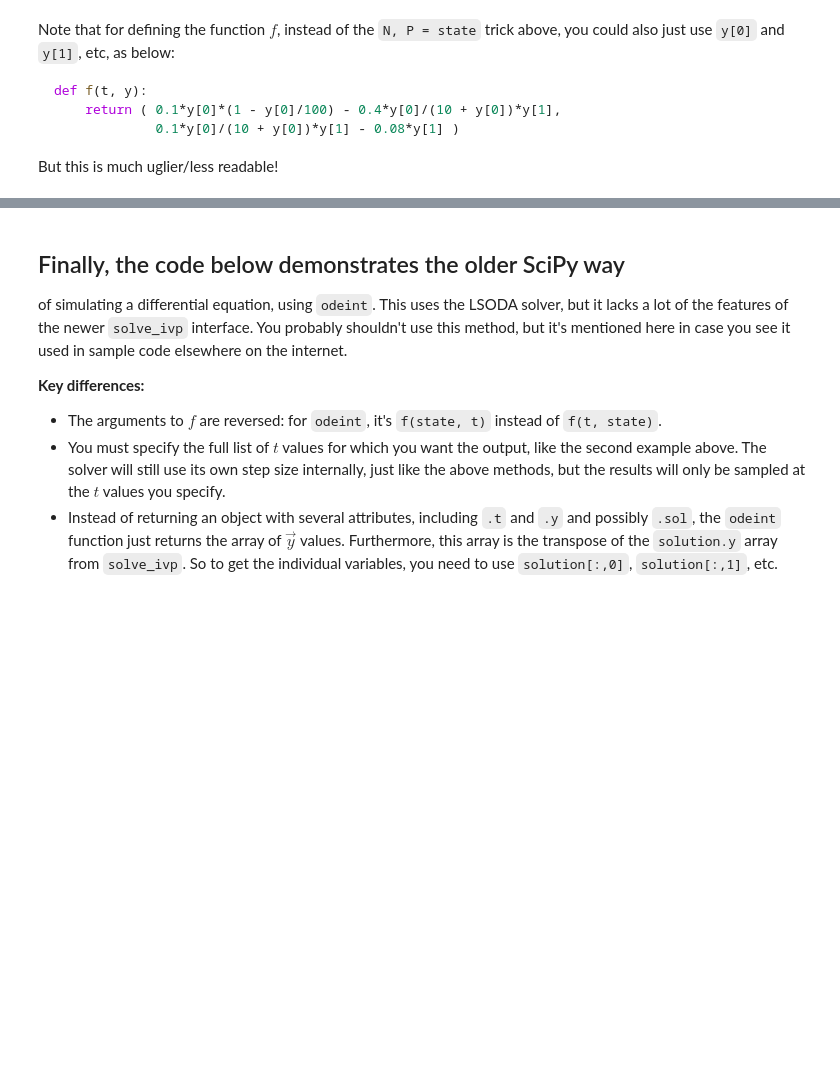
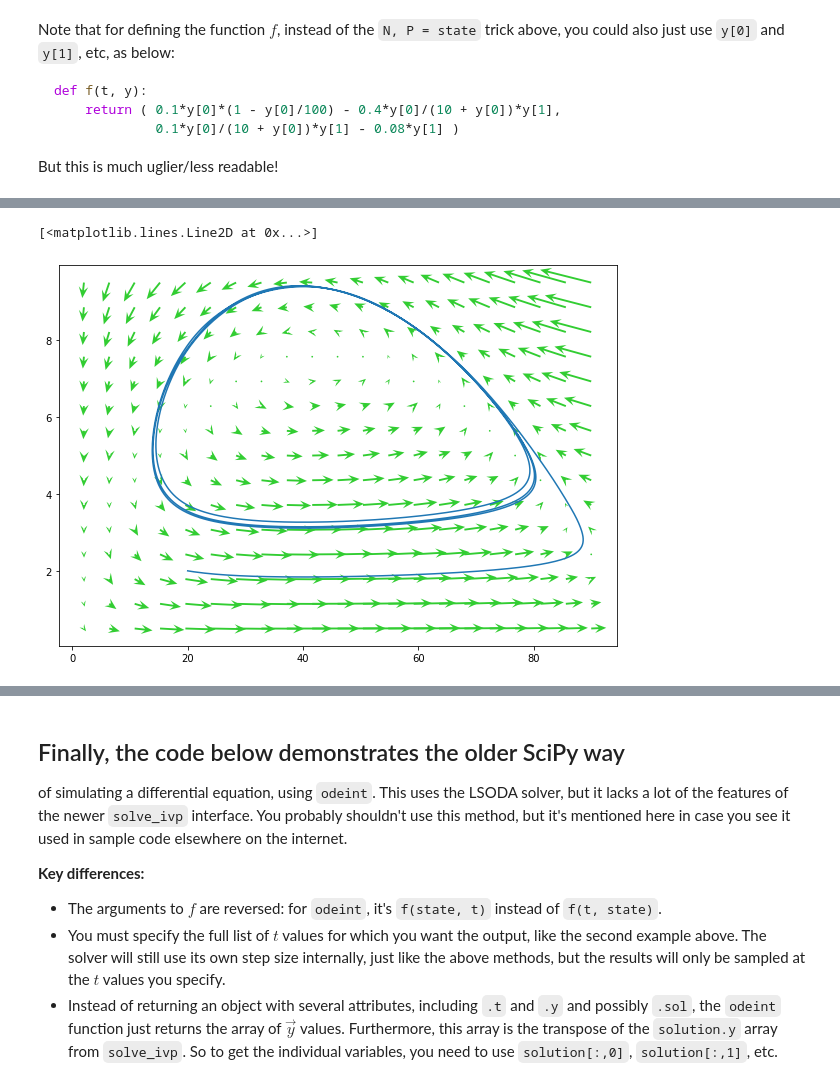
Before and after one commit to wconley/Math42-Binder, a Jupyter notebook: Tutorial - Numerically solving ODEs with SciPy.ipynb, the cells around one changed output, grey strips where cells are left out. Cells and saved outputs as stored; diff of their text form; code cells hidden in the pictures; blank space fills up the shorter version.

Commit message:
Updates to ODE simulation tutorial
(To cover plotting a vector field with Matplotlib)

```diff
--- a/Tutorial - Numerically solving ODEs with SciPy.ipynb
+++ b/Tutorial - Numerically solving ODEs with SciPy.ipynb
@@ -261,0 +260,17 @@ But this is much uglier/less readable!
+# %%
+t_values = np.linspace(0, 1000, 2001)
+solution = solve_ivp(f, t_interval, initial_state, t_eval=t_values)
+
+N_values = np.linspace(2, 90, 21)       # Set up N (x) values for vector field
+P_values = np.linspace(0.5, 9.5, 15)    # Set up P (y) values for vector field
+N_values, P_values = np.meshgrid(N_values, P_values)    # Grid of (N, P) values
+arrows_x, arrows_y = f(0, (N_values, P_values))         # Compute the vectors
+
+fig, ax = plt.subplots(1, 1, figsize=(10, 7))
+ax.quiver(N_values, P_values, arrows_x, arrows_y,       # Plot the vector field
+          color="limegreen", angles="xy",               # <-- IMPORTANT!
+          minshaft=0.5, headwidth=5, headlength=6, headaxislength=4)
+ax.plot(solution.y[0], solution.y[1])  # P vs N
+# %% [output]
+[<matplotlib.lines.Line2D at 0x...>]
+[figure, added]
```
Also changed, not shown: parts of 4 cells of this notebook.
